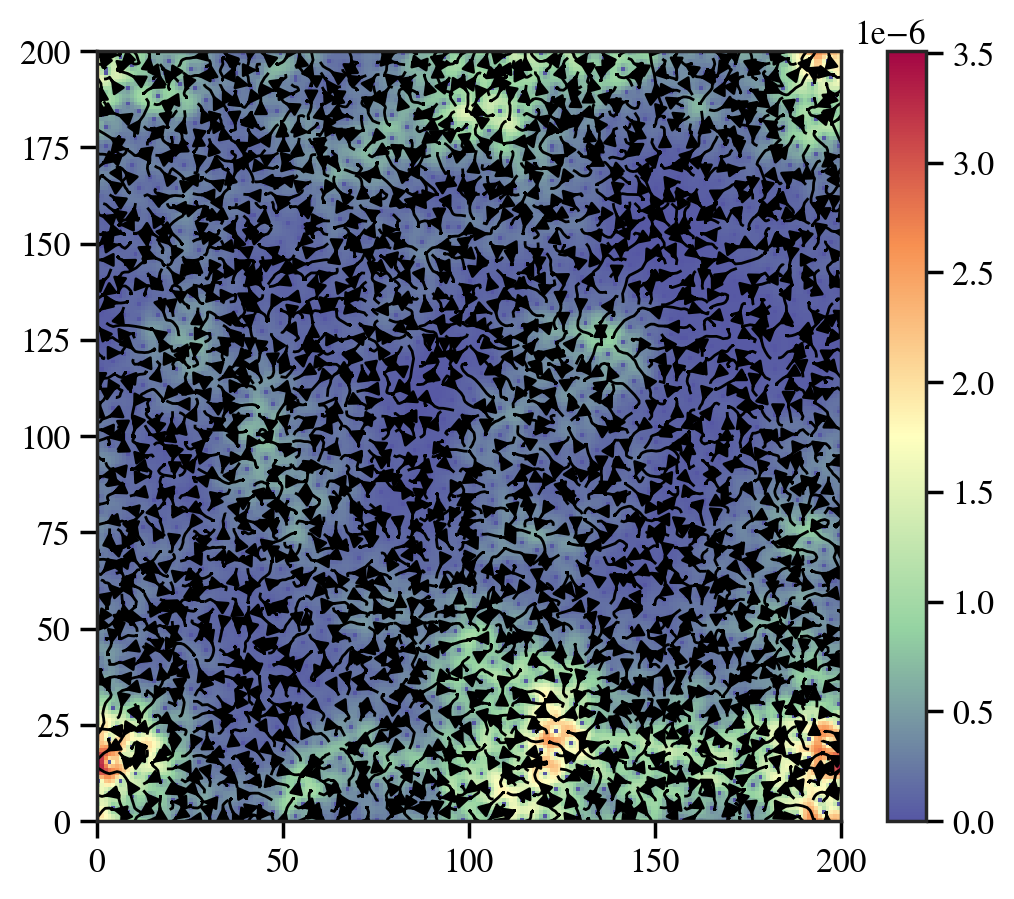
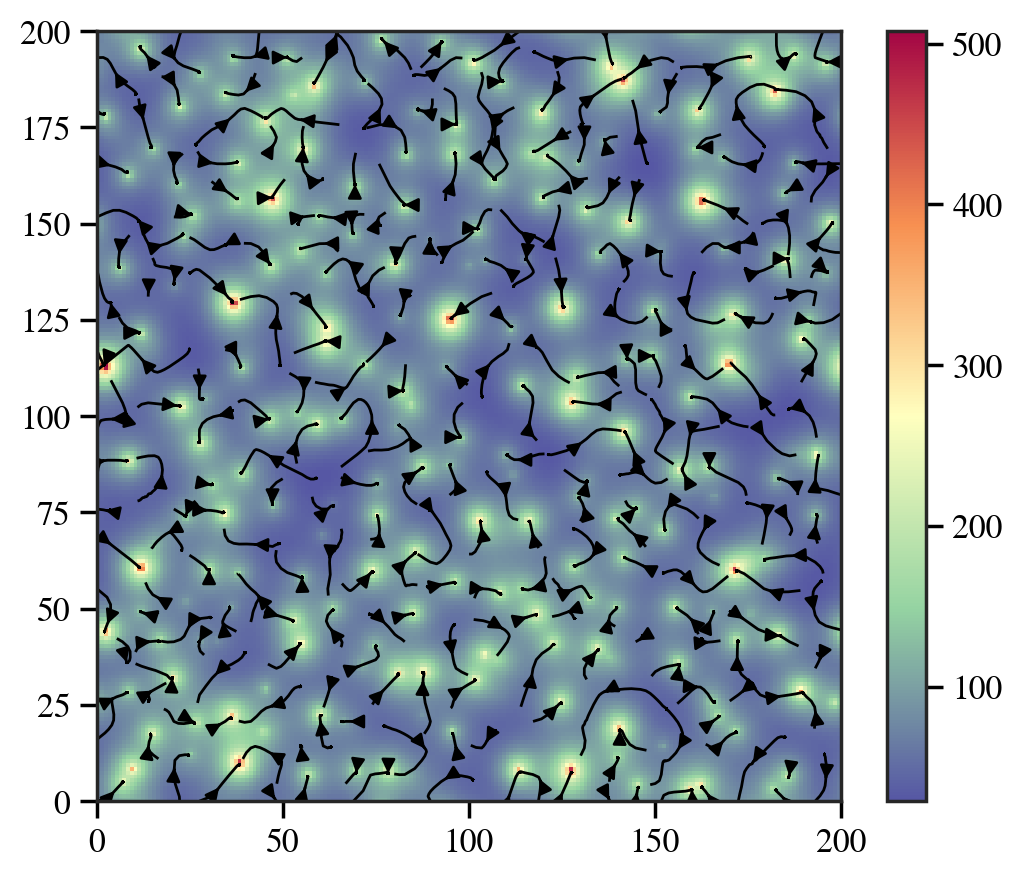
Unified diff of the notebook cell whose output changed from the first chart to the second:
--- before
+++ after
@@ -7,5 +7,5 @@
 U = np.roll(c, -1, axis=1) - np.roll(c, 1, axis=1)
 V = np.roll(c, -1, axis=0) - np.roll(c, 1, axis=0)
-plt.streamplot(X, Y, U, V, color="black", linewidth=1, density=2)
+plt.streamplot(X, Y, U, V, color="black", linewidth=1, density=1)
 
 plt.pcolor(model.c.T, cmap=cmap)

Commit: chemo